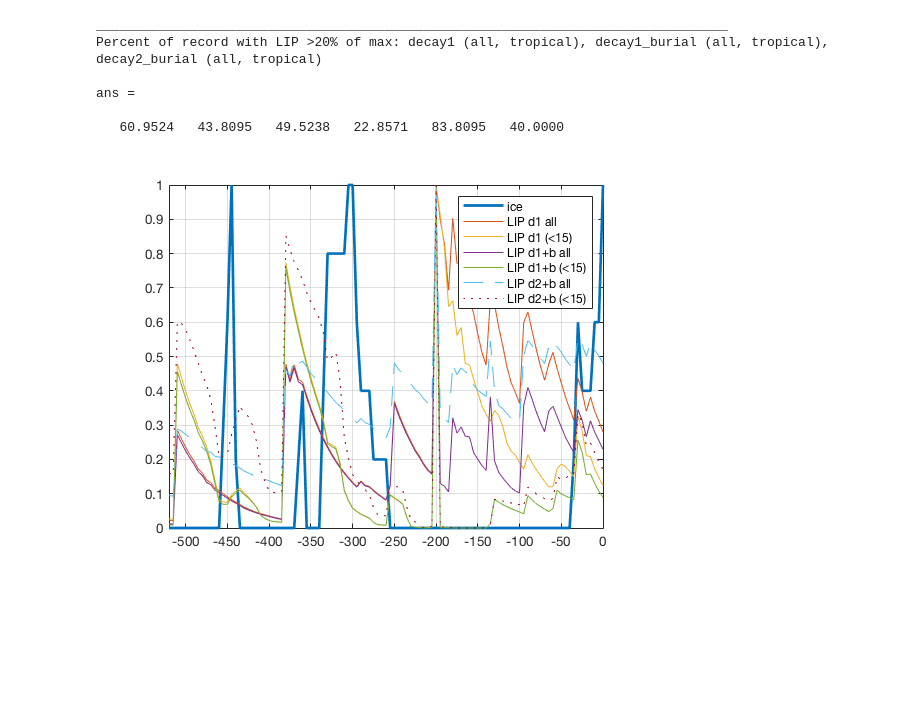
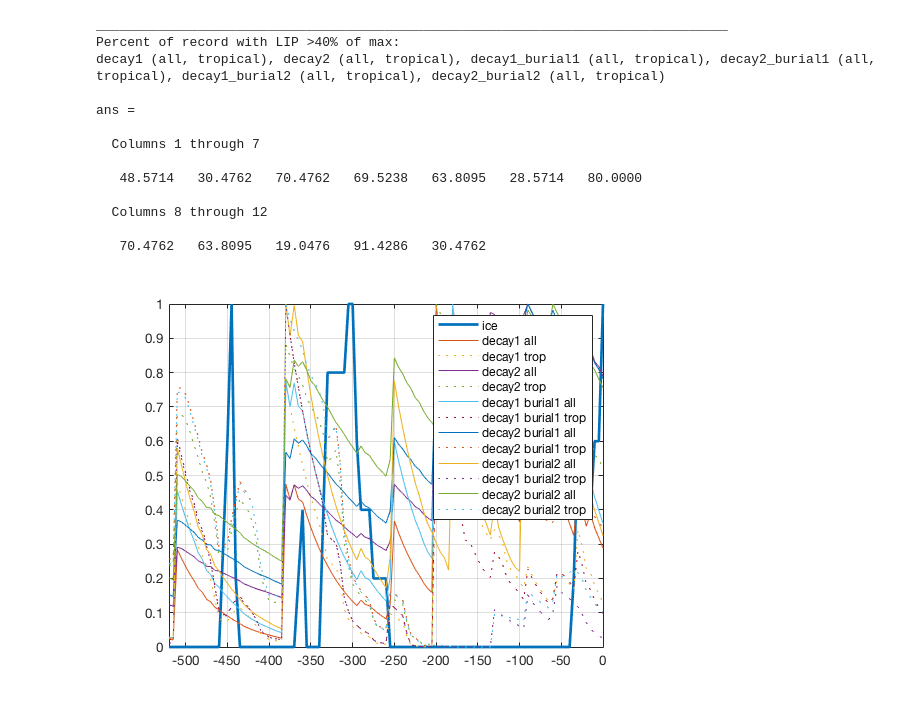
Before and after one commit to Swanson-Hysell-Group/2020_large_igneous_provinces, a Jupyter notebook: Code/Correlation_analysis.ipynb, the cells around one changed output. Drawn from its saved outputs; the diff is of its cells as text; code cells hidden in the pictures; blank space fills up the shorter version.

```diff
--- a/Code/Correlation_analysis.ipynb
+++ b/Code/Correlation_analysis.ipynb
@@ -29,38 +43,64 @@ flip_decay2_burial_tropical=flipud(decay2_burial_tropical);
 # %%
 % Identify true(1)/false(0) whether sutures are present at each time step
-% Only count LIP that are at least 20% as extensize as max
-bin_decay1_all=flipud(decay1_all)'>0.2;
-bin_decay1_tropical=flipud(decay1_tropical)'>0.2;
-bin_decay1_burial_all=flipud(decay1_burial_all)'>0.2;
-bin_decay1_burial_tropical=flipud(decay1_burial_tropical)'>0.2;
-bin_decay2_burial_all=flipud(decay2_burial_all)'>0.2;
-bin_decay2_burial_tropical=flipud(decay2_burial_tropical)'>0.2;
+% Only count LIP that are at least 40% as extensize as max
+bin_decay1_all = flipud(decay1_all)'>0.3;
+bin_decay1_trop = flipud(decay1_trop)'>0.3;
+bin_decay2_all = flipud(decay2_all)'>0.3;
+bin_decay2_trop = flipud(decay2_trop)'>0.3;
+bin_decay1_burial1_all = flipud(decay1_burial1_all)'>0.3;
+bin_decay1_burial1_trop = flipud(decay1_burial1_trop)'>0.3;
+bin_decay2_burial1_all = flipud(decay2_burial1_all)'>0.3;
+bin_decay2_burial1_trop = flipud(decay2_burial1_trop)'>0.3;
+bin_decay1_burial2_all = flipud(decay1_burial2_all)'>0.3;
+bin_decay1_burial2_trop = flipud(decay1_burial2_trop)'>0.3;
+bin_decay2_burial2_all = flipud(decay2_burial2_all)'>0.3;
+bin_decay2_burial2_trop = flipud(decay2_burial2_trop)'>0.3;
 
 disp('_________________________________________________________________________________')
-disp('Percent of record with LIP >20% of max: decay1 (all, tropical), decay1_burial (all, tropical), decay2_burial (all, tropical)')
-100/length(LIP_data)*[sum(bin_decay1_all) sum(bin_decay1_tropical) sum(bin_decay1_burial_all) sum(bin_decay1_burial_tropical) sum(bin_decay2_burial_all) sum(bin_decay2_burial_tropical)]
-
-figure(50)
-plot(time, icenorm,'LineWidth',2)
-hold on
-plot(time, decay1_all)
-plot(time, decay1_tropical)
-plot(time, decay1_burial_all)
-plot(time, decay1_burial_tropical)
-plot(time, decay2_burial_all,'--')
-plot(time, decay2_burial_tropical,':')
-hold off
-legend('ice','LIP d1 all','LIP d1 (<15)','LIP d1+b all','LIP d1+b (<15)','LIP d2+b all','LIP d2+b (<15)')
-axis tight
-grid on
+disp('Percent of record with LIP >40% of max:')
+disp('decay1 (all, tropical), decay2 (all, tropical), decay1_burial1 (all, tropical), decay2_burial1 (all, tropical), decay1_burial2 (all, tropical), decay2_burial2 (all, tropical)')
+100/length(LIP_data)*[sum(bin_decay1_all) sum(bin_decay1_trop) ...
+sum(bin_decay2_all) sum(bin_decay2_trop) ...
+sum(bin_decay1_burial1_all) sum(bin_decay1_burial1_trop) ...
+sum(bin_decay2_burial1_all) sum(bin_decay2_burial1_trop) ...
+sum(bin_decay1_burial2_all) sum(bin_decay1_burial2_trop) ...
+sum(bin_decay2_burial2_all) sum(bin_decay2_burial2_trop)]
 # %% [output]
 _________________________________________________________________________________
-Percent of record with LIP >20% of max: decay1 (all, tropical), decay1_burial (all, tropical), decay2_burial (all, tropical)
+Percent of record with LIP >40% of max:
+decay1 (all, tropical), decay2 (all, tropical), decay1_burial1 (all, tropical), decay2_burial1 (all, tropical), decay1_burial2 (all, tropical), decay2_burial2 (all, tropical)
 
 ans =
 
-   60.9524   43.8095   49.5238   22.8571   83.8095   40.0000
+  Columns 1 through 7
+
+   48.5714   30.4762   70.4762   69.5238   63.8095   28.5714   80.0000
+
+  Columns 8 through 12
+
+   70.4762   63.8095   19.0476   91.4286   30.4762
-[figure, removed]
+# %%
+figure(50)
+plot(time, icenorm,'LineWidth',2)
+hold on
+plot(time, decay1_all)
+plot(time, decay1_trop,':')
+plot(time, decay2_all)
+plot(time, decay2_trop,':')
+plot(time, decay1_burial1_all)
+plot(time, decay1_burial1_trop,':')
+plot(time, decay2_burial1_all)
+plot(time, decay2_burial1_trop,':')
+plot(time, decay1_burial2_all)
+plot(time, decay1_burial2_trop,':')
+plot(time, decay2_burial2_all)
+plot(time, decay2_burial2_trop,':')
+hold off
+legend('ice','decay1 all','decay1 trop','decay2 all','decay2 trop','decay1 burial1 all','decay1 burial1 trop','decay2 burial1 all','decay2 burial1 trop','decay1 burial2 all','decay1 burial2 trop','decay2 burial2 all','decay2 burial2 trop')
+axis tight
+grid on
+# %% [output]
+[figure, added]
 # %%
 % Correlation calculations for real data
 
```
Also changed, not shown: parts of 12 cells of this notebook, 1 other file.
